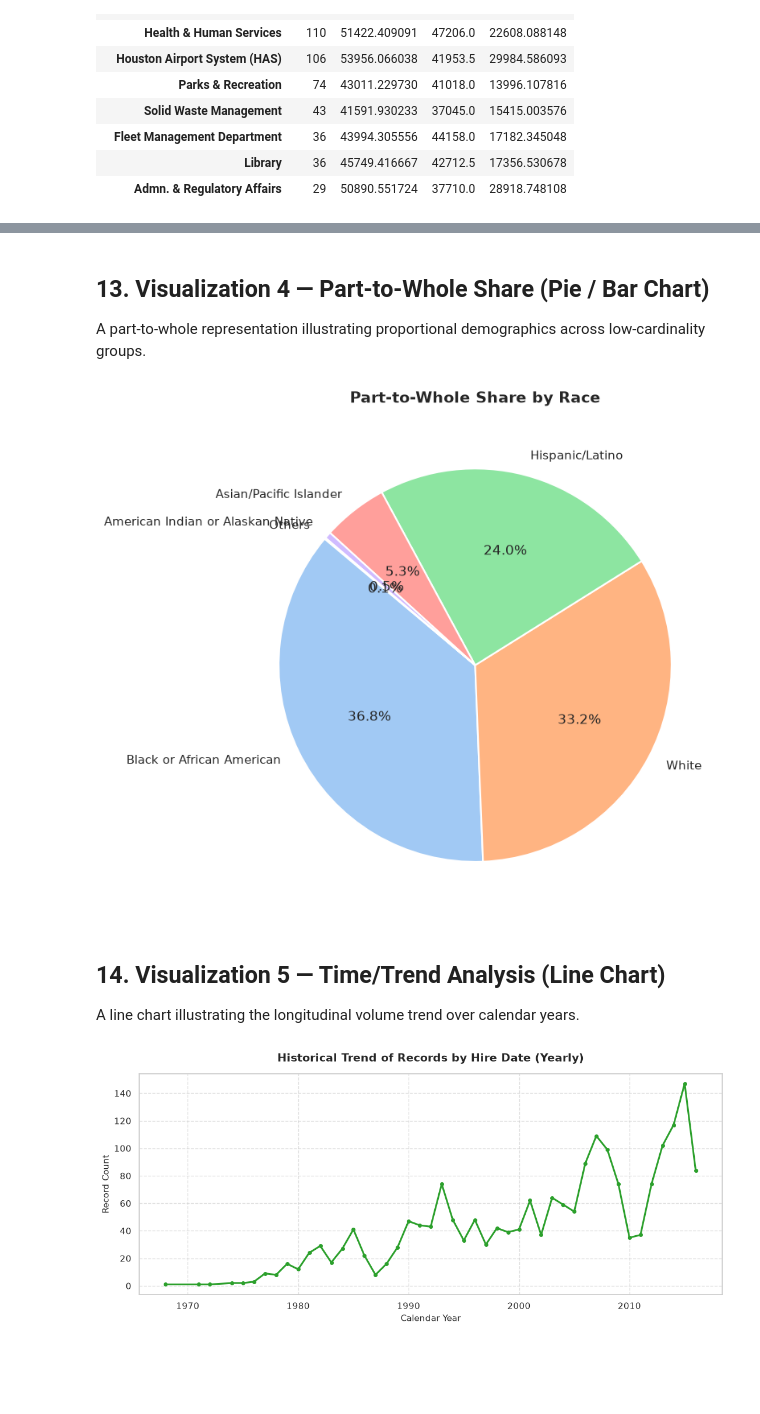
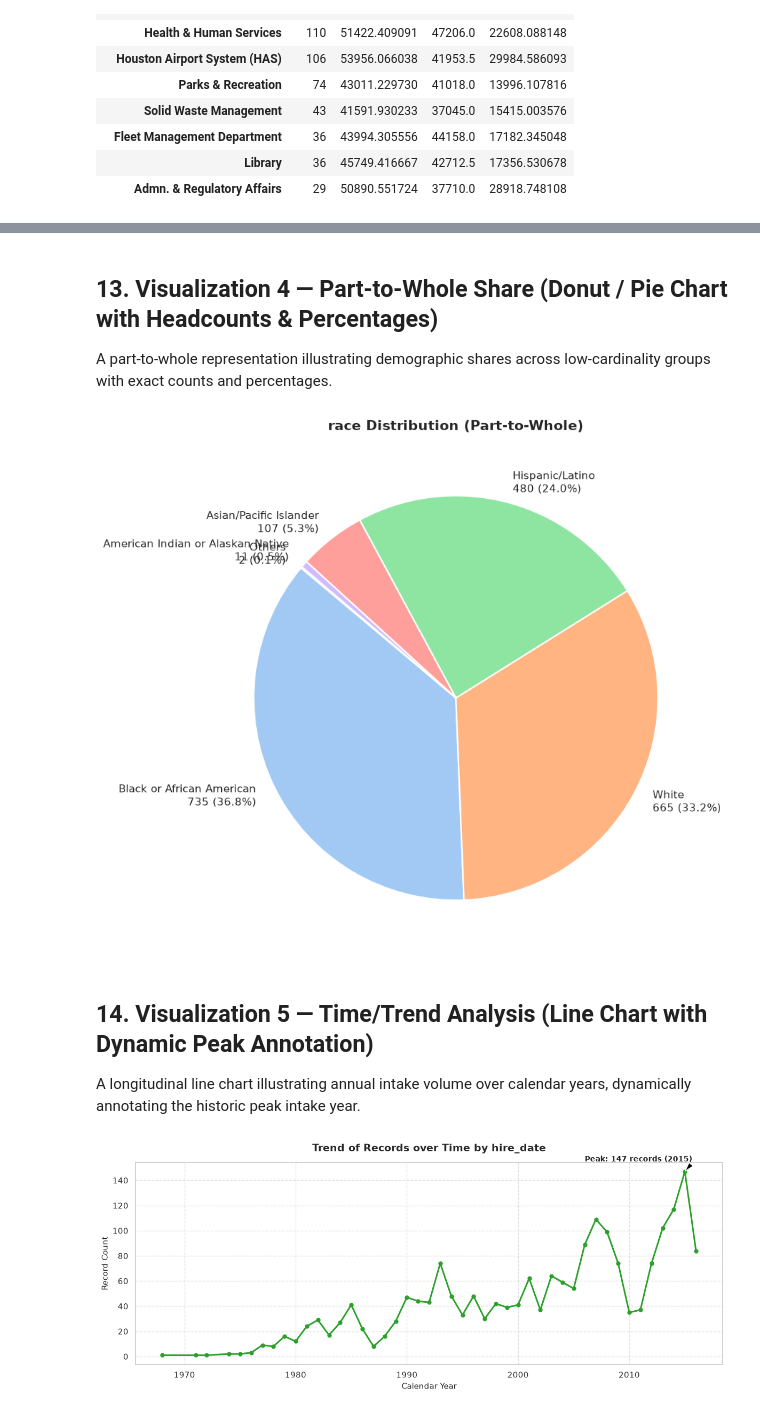
Before and after one commit to Shri-Sanjaykumar/Linkific-Tasks, a Jupyter notebook: Day-9/data_analysis.ipynb, the cells around one changed output, grey strips where cells are left out. Cells and saved outputs as stored; diff of their text form; code cells hidden in the pictures; blank space fills up the shorter version.

```diff
--- a/Day-9/data_analysis.ipynb
+++ b/Day-9/data_analysis.ipynb
@@ -350,52 +350,59 @@ plt.show()
 # %% [markdown]
-## 13. Visualization 4 — Part-to-Whole Share (Pie / Bar Chart)
+## 13. Visualization 4 — Part-to-Whole Share (Donut / Pie Chart with Headcounts & Percentages)
 
-A part-to-whole representation illustrating proportional demographics across low-cardinality groups.
+A part-to-whole representation illustrating demographic shares across low-cardinality groups with exact counts and percentages.
 # %%
 pie_candidates = [c for c in cat_cols if c != cat1_col and 2 <= df[c].nunique() <= 7]
 pie_col = pie_candidates[0] if pie_candidates else (cat_cols[1] if len(cat_cols) > 1 else cat1_col)
 pie_counts = df[pie_col].value_counts()
 
-plt.figure(figsize=(8, 8))
+plt.figure(figsize=(9, 9))
 if len(pie_counts) <= 7:
     colors = sns.color_palette("pastel")[0:len(pie_counts)]
-    plt.pie(pie_counts.values, labels=pie_counts.index, autopct="%1.1f%%", startangle=140, colors=colors,
+    labels = [f"{idx}\n{val:,} ({val/len(df)*100:.1f}%)" for idx, val in zip(pie_counts.index, pie_counts.values)]
+    plt.pie(pie_counts.values, labels=labels, startangle=140, colors=colors,
             wedgeprops={"edgecolor": "white", "linewidth": 1.5})
-    plt.title(f"Part-to-Whole Share by {pie_col.replace('_', ' ').title()}", fontsize=14, fontweight="bold", pad=15)
+    plt.title(f"{pie_col} Distribution (Part-to-Whole)", fontsize=14, fontweight="bold", pad=15)
 else:
     sns.barplot(x=pie_counts.values, y=pie_counts.index, hue=pie_counts.index, palette="mako", legend=False)
-    plt.title(f"Share by {pie_col.replace('_', ' ').title()}", fontsize=14, fontweight="bold", pad=15)
+    plt.title(f"{pie_col} Distribution", fontsize=14, fontweight="bold", pad=15)
     plt.xlabel("Count", fontsize=11)
-    plt.ylabel(pie_col.replace("_", " ").title(), fontsize=11)
+    plt.ylabel(pie_col, fontsize=11)
 plt.tight_layout()
 plt.show()
 # %% [output]
-[figure, old version]
+[figure, new version]
 # %% [markdown]
-## 14. Visualization 5 — Time/Trend Analysis (Line Chart)
+## 14. Visualization 5 — Time/Trend Analysis (Line Chart with Dynamic Peak Annotation)
 
-A line chart illustrating the longitudinal volume trend over calendar years.
+A longitudinal line chart illustrating annual intake volume over calendar years, dynamically annotating the historic peak intake year.
 # %%
 date_col = next((c for c in date_cols if 'hire' in c.lower()), (date_cols[0] if date_cols else None))
 valid_years = pd.Series(dtype=float)
 if date_col:
     parsed_dates = pd.to_datetime(df[date_col], errors="coerce")
     year_counts = parsed_dates.dt.year.dropna().astype(int).value_counts().sort_index()
     valid_years = year_counts[year_counts.index >= 1960]
+    peak_yr = int(valid_years.idxmax())
+    peak_cnt = int(valid_years.max())
 
-    plt.figure(figsize=(11, 5))
-    plt.plot(valid_years.index, valid_years.values, marker="o", markersize=4, color="#2ca02c", linewidth=2.2)
-    plt.title(f"Historical Trend of Records by {date_col.replace('_', ' ').title()} (Yearly)", fontsize=14, fontweight="bold", pad=15)
+    plt.figure(figsize=(12, 5))
+    plt.plot(valid_years.index, valid_years.values, marker="o", markersize=5, color="#2ca02c", linewidth=2.2)
+    plt.annotate(f"Peak: {peak_cnt:,} records ({peak_yr})",
+                 xy=(peak_yr, peak_cnt), xytext=(peak_yr - 9, peak_cnt + 8),
+                 arrowprops=dict(facecolor='black', shrink=0.05, width=1.5, headwidth=7),
+                 fontweight='bold', fontsize=10)
+    plt.title(f"Trend of Records over Time by {date_col}", fontsize=14, fontweight="bold", pad=15)
     plt.xlabel("Calendar Year", fontsize=11)
     plt.ylabel("Record Count", fontsize=11)
     plt.grid(True, linestyle="--", alpha=0.6)
     plt.tight_layout()
     plt.show()
 else:
     plt.figure(figsize=(10, 6))
     sns.countplot(data=df, x=cat_cols[-1])
-    plt.title(f"Distribution of {cat_cols[-1].replace('_', ' ').title()}", fontsize=14, fontweight="bold")
+    plt.title(f"{cat_cols[-1]} Distribution", fontsize=14, fontweight="bold")
     plt.show()
 # %% [output]
-[figure, old version]
+[figure, new version]
 # %% [markdown]
```
Also changed, not shown: parts of 15 cells of this notebook, 7 other files.
